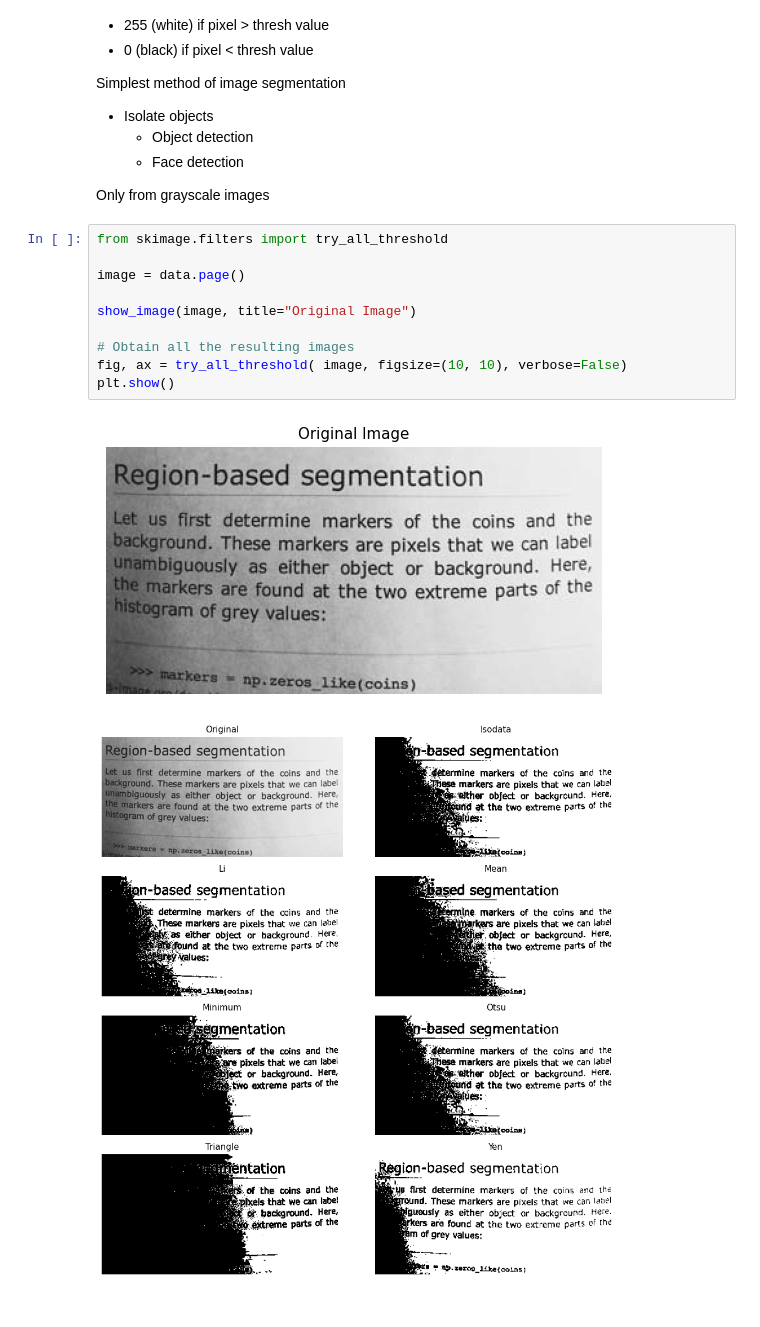
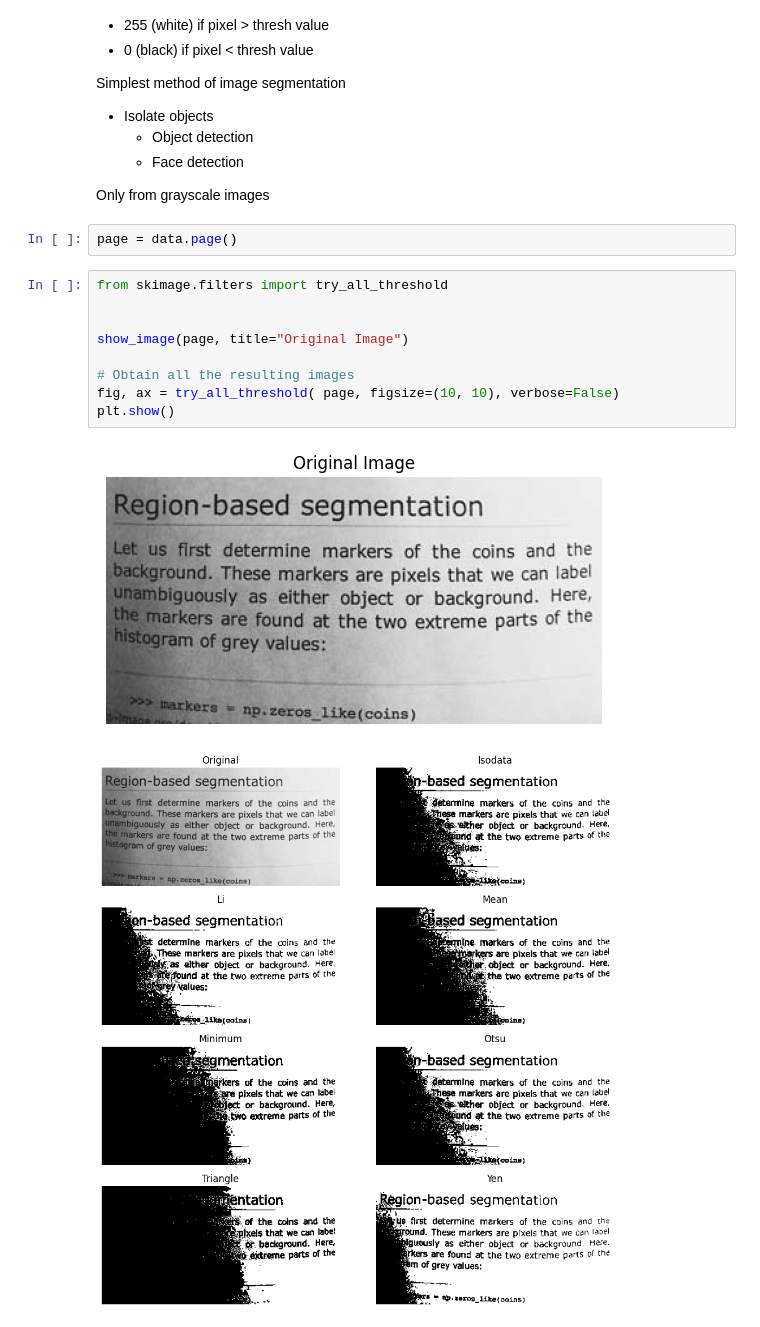
Before and after one commit to sondosaabed/Data-Analyst-Nanodegree, a Jupyter notebook: presentations-I-made/image-processing/image-processing.ipynb, the cells around one changed output. Saved outputs shown, nothing was run; the diff lists cells and outputs as text.

```diff
--- a/presentations-I-made/image-processing/image-processing.ipynb
+++ b/presentations-I-made/image-processing/image-processing.ipynb
@@ -272,16 +290,17 @@ Simplest method of image segmentation
     - Face detection
 
 Only from grayscale images
+# %%
+page = data.page()
 # %%
 from skimage.filters import try_all_threshold
 
-image = data.page()
 
-show_image(image, title="Original Image")
+show_image(page, title="Original Image")
 
 # Obtain all the resulting images
-fig, ax = try_all_threshold( image, figsize=(10, 10), verbose=False)
+fig, ax = try_all_threshold( page, figsize=(10, 10), verbose=False)
 plt.show()
 # %% [output]
-[figure, old version]
+[figure, new version]
-[figure, old version]
+[figure, new version]
```
Also changed, not shown: parts of 41 cells of this notebook.
